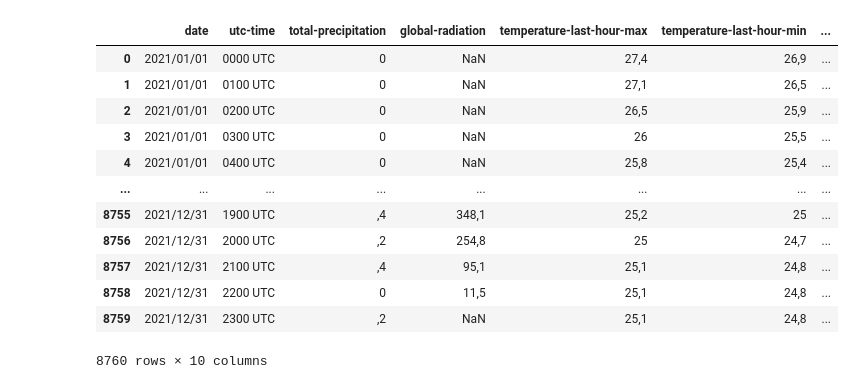
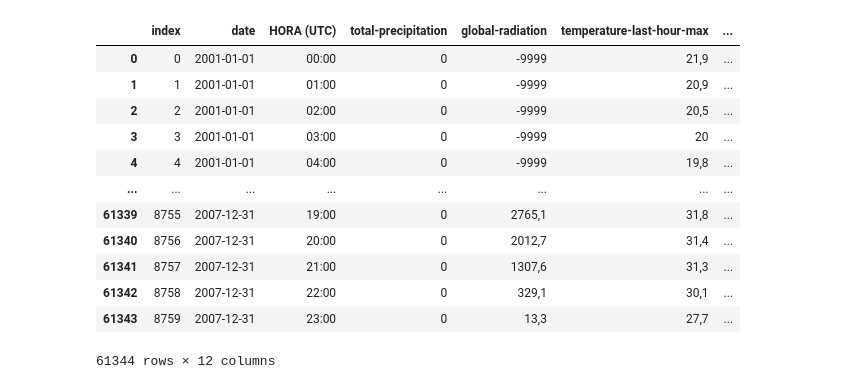
Before and after one commit to fellipessanha/solar-studies, a Jupyter notebook: data-treatment.ipynb, the cells around one changed output. Drawn from its saved outputs; the diff is of its cells as text; code cells hidden in the pictures.

```diff
--- a/data-treatment.ipynb
+++ b/data-treatment.ipynb
@@ -12,0 +8,11 @@ raw_data = pd.read_csv(
+# %%
+years = [i for i in range(2001, 2008)]
+location = 'A801'
+
+filenames = []
+for year in years:
+    filenames.extend([f'{year}/{file.name}' for file in os.scandir(f'inmet-data/{year}') if location in file.name])
+dfs = [pd.read_csv(f"inmet-data/{f}", delimiter=';', header=8,encoding="iso-8859-1") for f in filenames]
+
+raw_data = pd.concat(dfs).reset_index()
+raw_data
@@ -13,43 +33,63 @@ raw_data = pd.read_csv(
 # %%
+cols = raw_data.columns
+raw_data.datetime = (raw_data[cols[1]] + ' ' + raw_data[cols[2]]).apply(lambda d: dt.strptime(d, '%Y-%m-%d %H:%M'))
+
+def parseToFloat(col):
+    return raw_data[col].apply(lambda x : float(x.replace(',', '.')) if(isinstance(x, str)) else x)
+
+
+# global-radiation
+raw_data['global-radiation'] = parseToFloat("RADIACAO GLOBAL (KJ/m²)")
+
+# precipitation
+raw_data['total-precipitation'] = parseToFloat("PRECIPITAÇÃO TOTAL, HORÁRIO (mm)")
+
+# temperature
+raw_data['temperature-last-hour-max'] = parseToFloat("TEMPERATURA MÁXIMA NA HORA ANT. (AUT) (°C)")
+raw_data['temperature-last-hour-min'] = parseToFloat("TEMPERATURA MÍNIMA NA HORA ANT. (AUT) (°C)")
+
+# wind
+raw_data['wind-speed'] = parseToFloat("VENTO, VELOCIDADE HORARIA (m/s)")
+
 # removing unused columns and renaming the remainder to more friendly names
 renamed_data = raw_data.loc[:, ~raw_data.columns.str.contains("^Unnamed")].drop(
     columns=[
         "PRESSAO ATMOSFERICA AO NIVEL DA ESTACAO, HORARIA (mB)",
         "PRESSÃO ATMOSFERICA MAX.NA HORA ANT. (AUT) (mB)",
         "PRESSÃO ATMOSFERICA MIN. NA HORA ANT. (AUT) (mB)",
         "TEMPERATURA DO AR - BULBO SECO, HORARIA (°C)",
         "TEMPERATURA DO PONTO DE ORVALHO (°C)",
         "TEMPERATURA ORVALHO MAX. NA HORA ANT. (AUT) (°C)",
         "TEMPERATURA ORVALHO MIN. NA HORA ANT. (AUT) (°C)",
         "UMIDADE REL. MAX. NA HORA ANT. (AUT) (%)",
         "UMIDADE REL. MIN. NA HORA ANT. (AUT) (%)",
+        "DATA (YYYY-MM-DD)",
+        "Hora UTC",
     ]
 ).rename(
     columns={
-        "Data": "date",
-        "Hora UTC": "utc-time",
         "PRECIPITAÇÃO TOTAL, HORÁRIO (mm)": "total-precipitation",
-        "RADIACAO GLOBAL (Kj/m²)": "global-radiation",
+        "RADIACAO GLOBAL (KJ/m²)": "global-radiation",
         "TEMPERATURA MÁXIMA NA HORA ANT. (AUT) (°C)": "temperature-last-hour-max",
         "TEMPERATURA MÍNIMA NA HORA ANT. (AUT) (°C)": "temperature-last-hour-min",
         "UMIDADE RELATIVA DO AR, HORARIA (%)": "relative-humidity",
         "VENTO, DIREÇÃO HORARIA (gr) (° (gr))": "wind-direction",
         "VENTO, RAJADA MAXIMA (m/s)": "wind-speed-max-gust",
         "VENTO, VELOCIDADE HORARIA (m/s)": "wind-speed",
     }
 )
 renamed_data
 # %% [output]
-|  | date | utc-time | total-precipitation | global-radiation | temperature-last-hour-max | temperature-last-hour-min | ... |
-| 0 | 2021/01/01 | 0000 UTC | 0 | NaN | 27,4 | 26,9 | ... |
-| 1 | 2021/01/01 | 0100 UTC | 0 | NaN | 27,1 | 26,5 | ... |
-| 2 | 2021/01/01 | 0200 UTC | 0 | NaN | 26,5 | 25,9 | ... |
-| 3 | 2021/01/01 | 0300 UTC | 0 | NaN | 26 | 25,5 | ... |
-| 4 | 2021/01/01 | 0400 UTC | 0 | NaN | 25,8 | 25,4 | ... |
+|  | index | date | HORA (UTC) | total-precipitation | global-radiation | temperature-last-hour-max | ... |
+| 0 | 0 | 2001-01-01 | 00:00 | 0 | -9999 | 21,9 | ... |
+| 1 | 1 | 2001-01-01 | 01:00 | 0 | -9999 | 20,9 | ... |
+| 2 | 2 | 2001-01-01 | 02:00 | 0 | -9999 | 20,5 | ... |
+| 3 | 3 | 2001-01-01 | 03:00 | 0 | -9999 | 20 | ... |
+| 4 | 4 | 2001-01-01 | 04:00 | 0 | -9999 | 19,8 | ... |
 | ... | ... | ... | ... | ... | ... | ... | ... |
-| 8755 | 2021/12/31 | 1900 UTC | ,4 | 348,1 | 25,2 | 25 | ... |
-| 8756 | 2021/12/31 | 2000 UTC | ,2 | 254,8 | 25 | 24,7 | ... |
-| 8757 | 2021/12/31 | 2100 UTC | ,4 | 95,1 | 25,1 | 24,8 | ... |
-| 8758 | 2021/12/31 | 2200 UTC | 0 | 11,5 | 25,1 | 24,8 | ... |
-| 8759 | 2021/12/31 | 2300 UTC | ,2 | NaN | 25,1 | 24,8 | ... |
+| 61339 | 8755 | 2007-12-31 | 19:00 | 0 | 2765,1 | 31,8 | ... |
+| 61340 | 8756 | 2007-12-31 | 20:00 | 0 | 2012,7 | 31,4 | ... |
+| 61341 | 8757 | 2007-12-31 | 21:00 | 0 | 1307,6 | 31,3 | ... |
+| 61342 | 8758 | 2007-12-31 | 22:00 | 0 | 329,1 | 30,1 | ... |
+| 61343 | 8759 | 2007-12-31 | 23:00 | 0 | 13,3 | 27,7 | ... |
-8760 rows × 10 columns
+61344 rows × 12 columns
```
Also changed, not shown: parts of 5 cells of this notebook.
